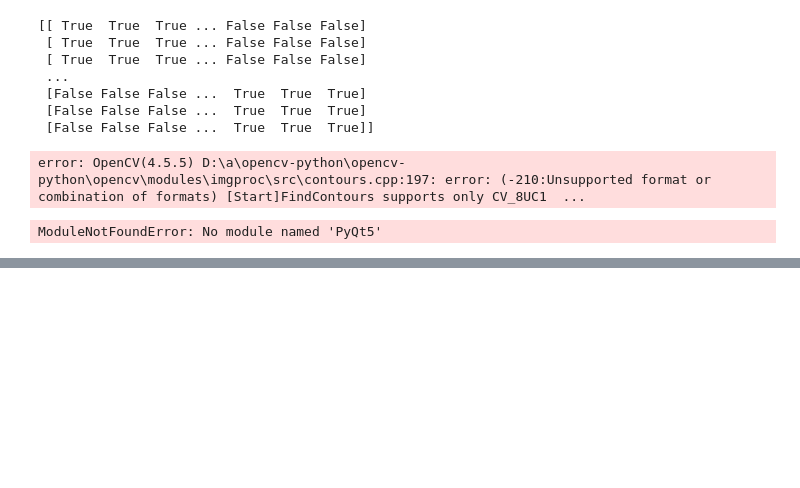
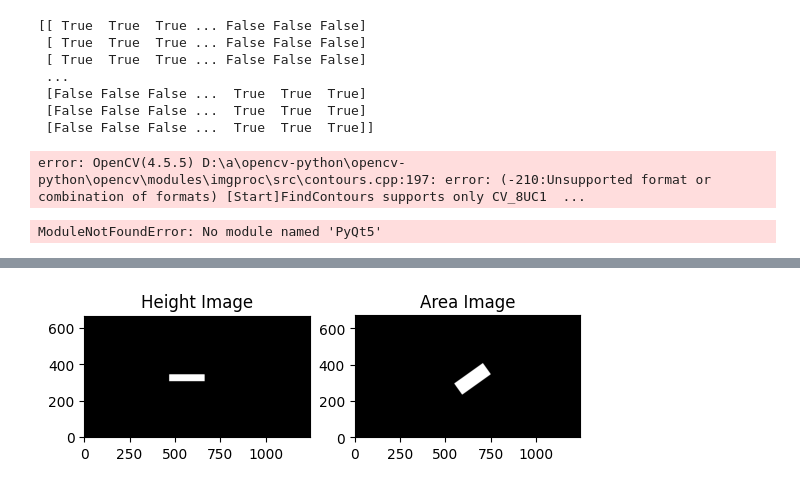
Before and after one commit to Rchmt-cmd/flask-api-callorimeter, a Jupyter notebook: example.ipynb, the cells around one changed output, grey strips where cells are left out. Cells and saved outputs as stored; diff of their text form; code cells hidden in the pictures; blank space fills up the shorter version.

```diff
--- a/example.ipynb
+++ b/example.ipynb
@@ -483,0 +556,89 @@ img
+# %%
+import numpy as np
+import glob
+import matplotlib.pyplot as plt
+import skimage.io
+import skimage.color
+import skimage.filters
+from skimage.draw import polygon_perimeter
+from skimage.measure import label, regionprops, perimeter
+from skimage import filters, measure, morphology
+import cv2 as cv
+
+def segment(height_image_path, area_image_path):
+        # calculate height of object
+        height_image = cv.imread(height_image_path, 0)
+        blurred_height_image = cv.GaussianBlur(height_image, (5,5), 0)
+        th = filters.threshold_otsu(blurred_height_image)
+        binary_height_mask = blurred_height_image > th
+        binary_height_mask = morphology.remove_small_objects(binary_height_mask, 50)
+        binary_height_mask = morphology.remove_small_holes(binary_height_mask, 50)
+
+        # create bounding box
+        area_image_labels = label(binary_height_mask)
+        bounding_box = []
+        for region in regionprops(np.squeeze(area_image_labels), height_image):
+            bbox = region.bbox
+            print(region)
+            bounding_box.append(bbox)
+        print(bounding_box)
+
+        with_boxes = np.copy(binary_height_mask)
+
+        height = []
+        for box in bounding_box:
+            #[Xmin, Xmax, Ymin, Ymax]
+            r = [box[2],box[0],box[0],box[2]]
+            c = [box[3],box[3],box[1],box[1]]
+            rr, cc = polygon_perimeter(r, c, binary_height_mask.shape)
+            with_boxes[rr, cc] = 1 #set color white
+
+            # calculate height
+            rmax = box[2]
+            rmin = box[0]
+            height.append([(rmax-rmin) * 0.026458333])
+
+
+
+
+        # calculate area of object
+        area_image = cv.imread(area_image_path, 0)
+        blurred_area_image = cv.GaussianBlur(area_image, (5,5), 0)
+        ta = filters.threshold_otsu(blurred_area_image)
+        binary_area_mask = blurred_area_image > ta
+        binary_area_mask = morphology.remove_small_objects(binary_area_mask, 50)
+        binary_area_mask = morphology.remove_small_holes(binary_area_mask, 50)
+
+        height_image_labels = label(binary_area_mask)
+
+        areas = []
+        for region in regionprops(height_image_labels, area_image):
+            area = region.area
+            area = area * 0.026458333
+            # print(area)
+
+        # calculate perimeter of object
+        # perimeter = perimeter(binary_mask, 4) * 0.026458333
+        height = np.max(height)
+        volume = area * height
+        return area, height, volume, binary_area_mask, with_boxes
+
+area, height, volume, binary_area_mask, with_boxes = segment('height.jpg', 'area.jpg')
+print('high: ', height)
+print('area: ', area)
+print('volume: ', volume)
+
+figure, axis = plt.subplots(1, 2)
+
+# For height image
+axis[0].imshow(with_boxes, cmap="gray")
+axis[0].set_title("Height Image")
+axis[0].invert_yaxis()
+
+# For area image
+axis[1].imshow(binary_area_mask, cmap="gray")
+axis[1].set_title("Area Image")
+axis[1].invert_yaxis()
+
+plt.show()
+# %% [output]
@@ -483,0 +650 @@ img
+[figure, added]
```
Also changed, not shown: parts of 3 cells of this notebook, 8 other files.
